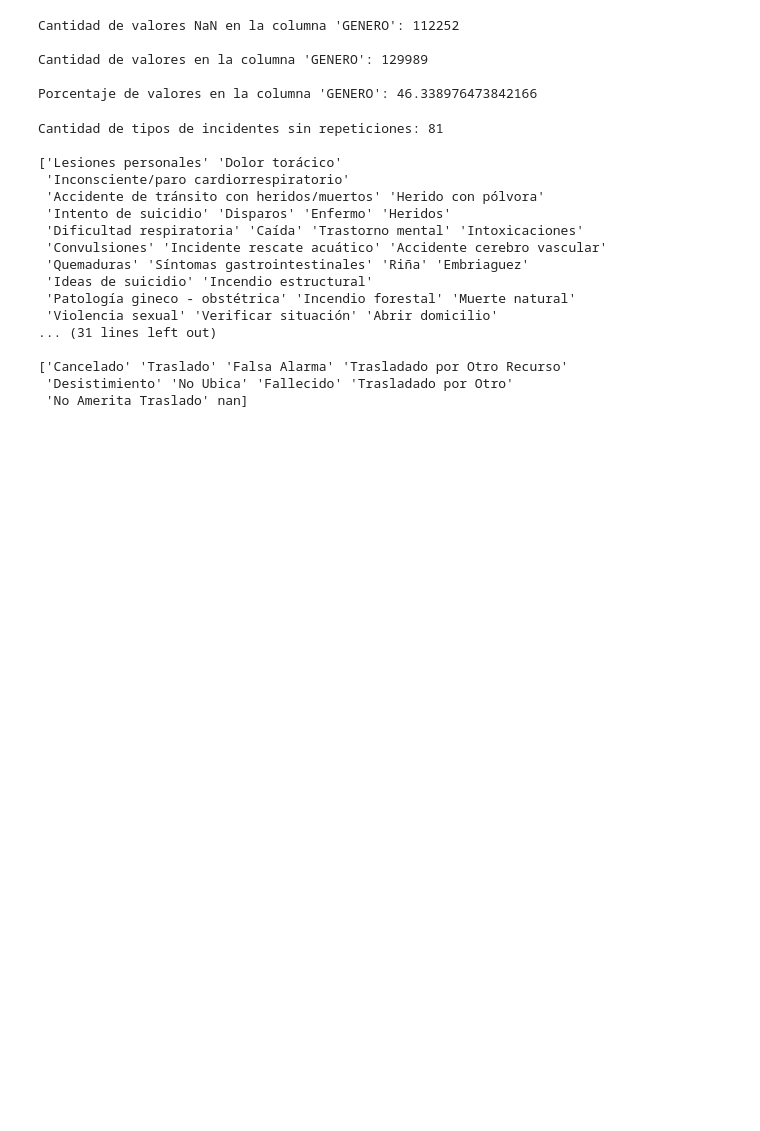
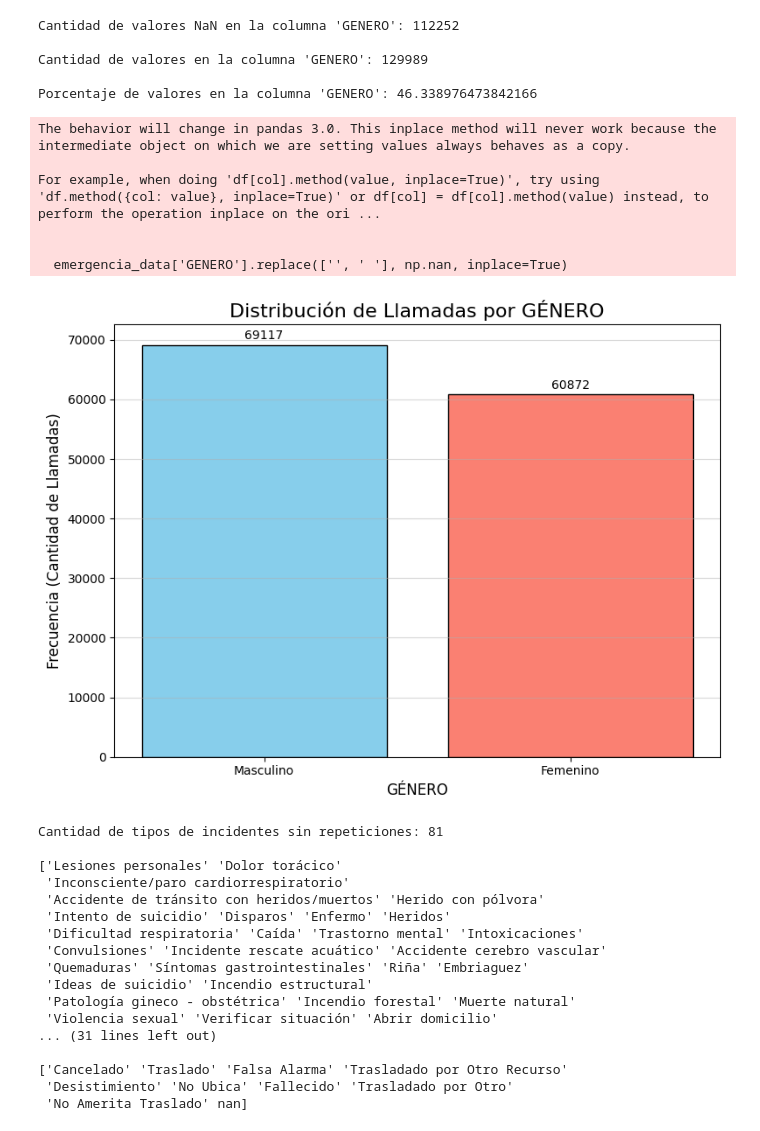
Before and after one commit to eseblanco/CiDatTecMod2, a Jupyter notebook: tarea1.ipynb, the cells around one changed output. Cells and saved outputs as stored; diff of their text form; code cells hidden in the pictures; blank space fills up the shorter version.

```diff
--- a/tarea1.ipynb
+++ b/tarea1.ipynb
@@ -79,6 +129,45 @@ Cantidad de valores NaN en la columna 'GENERO': 112252
 Cantidad de valores en la columna 'GENERO': 129989
 
 Porcentaje de valores en la columna 'GENERO': 46.338976473842166
+# %%
+# histograma por genero.
+
+emergencia_data['GENERO'].replace(['', ' '], np.nan, inplace=True)
+
+# 2. Contar las ocurrencias de cada valor único en 'GENERO'
+gender_counts = emergencia_data['GENERO'].value_counts()
+
+# 3. Generar el gráfico de barras
+plt.figure(figsize=(8, 6))
+
+bars = plt.bar(
+    gender_counts.index,
+    gender_counts.values,
+    color=['skyblue', 'salmon', 'lightgreen'],
+    edgecolor='black'
+)
+
+plt.title('Distribución de Llamadas por GÉNERO', fontsize=16)
+plt.xlabel('GÉNERO', fontsize=12)
+plt.ylabel('Frecuencia (Cantidad de Llamadas)', fontsize=12)
+plt.grid(axis='y', alpha=0.5)
+
+# Añadir etiquetas de conteo
+for bar in bars:
+    yval = bar.get_height()
+    plt.text(bar.get_x() + bar.get_width()/2, yval + 500, int(yval), ha='center', va='bottom')
+
+plt.tight_layout()
+plt.savefig('gender_distribution_bar_chart.png')
+plt.show()
+# %% [output]
+The behavior will change in pandas 3.0. This inplace method will never work because the intermediate object on which we are setting values always behaves as a copy.
+
+For example, when doing 'df[col].method(value, inplace=True)', try using 'df.method({col: value}, inplace=True)' or df[col] = df[col].method(value) instead, to perform the operation inplace on the ori ...
+
+
+  emergencia_data['GENERO'].replace(['', ' '], np.nan, inplace=True)
+[figure, added]
 # %%
 # Cantidad de incidentes
 cantidad_tipos_incidentes = emergencia_data['TIPO_INCIDENTE'].nunique()
```
Also changed, not shown: parts of 5 cells of this notebook.
